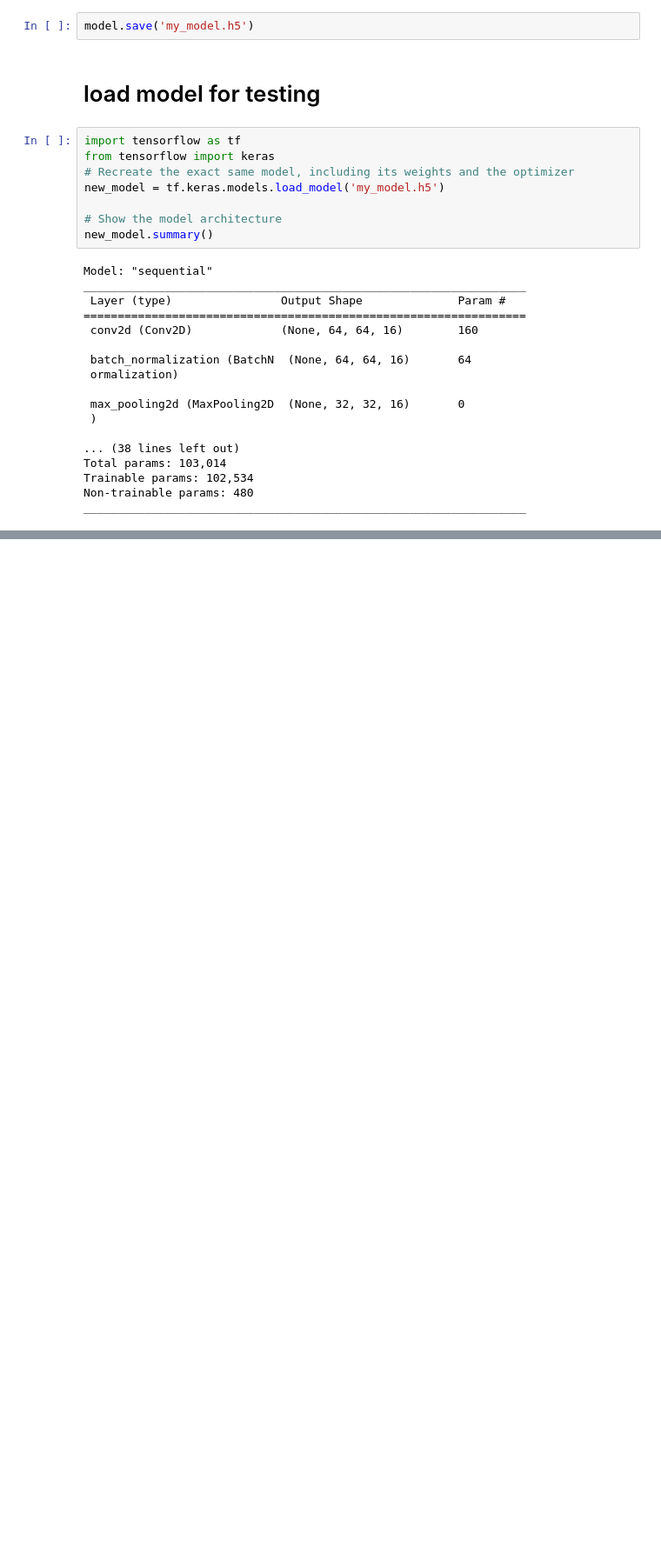
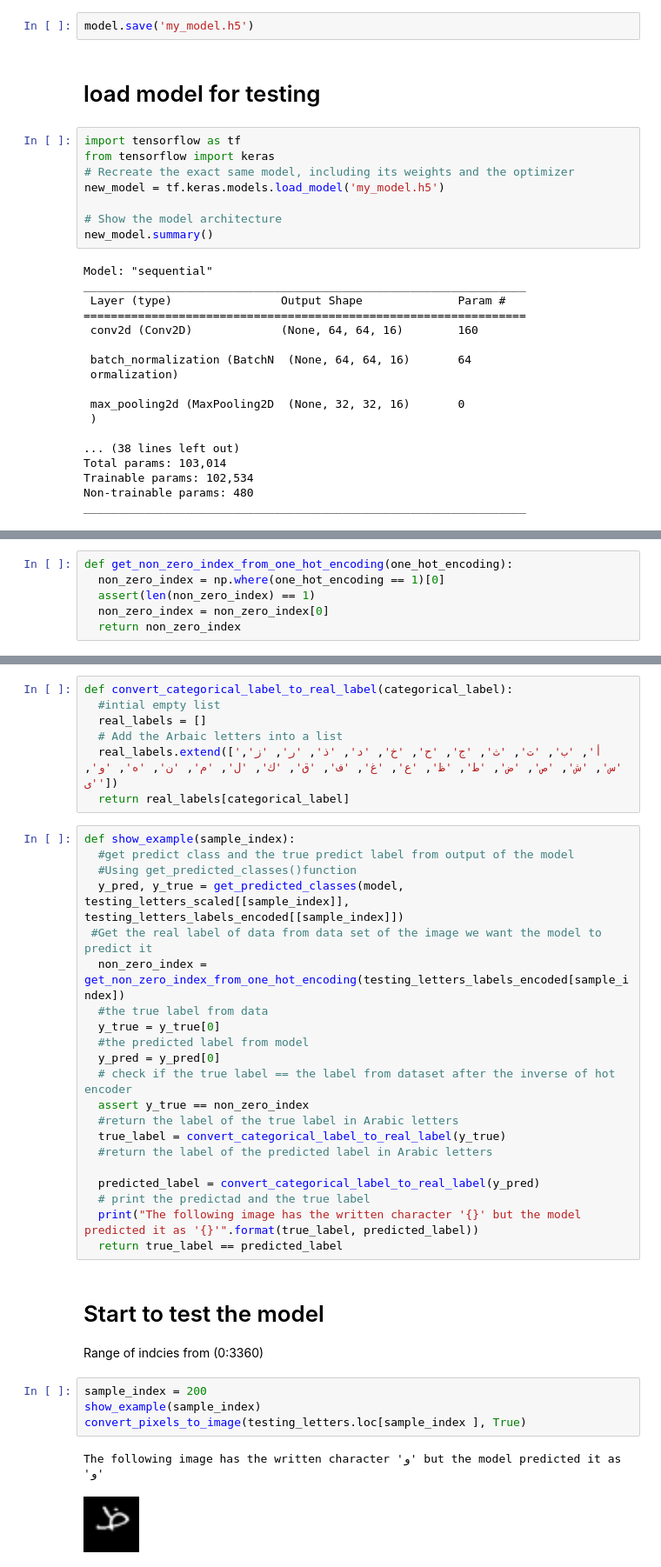
Before and after one commit to paulaehab/Arabic-handwriting-character-recognition, a Jupyter notebook: train_test_notebook.ipynb, the cells around one changed output, grey strips where cells are left out. Shown: that part at 87% size. Cells and saved outputs as stored; diff of their text form; blank space fills up the shorter version.

Commit message:
Building function to test model and tested it

```diff
--- a/train_test_notebook.ipynb
+++ b/train_test_notebook.ipynb
@@ -258,0 +275,6 @@ _________________________________________________________________
+# %%
+def get_non_zero_index_from_one_hot_encoding(one_hot_encoding):
+  non_zero_index = np.where(one_hot_encoding == 1)[0]
+  assert(len(non_zero_index) == 1)
+  non_zero_index = non_zero_index[0]
+  return non_zero_index
@@ -258,0 +283,38 @@ _________________________________________________________________
+# %%
+def convert_categorical_label_to_real_label(categorical_label):
+  #intial empty list
+  real_labels = []
+  # Add the Arbaic letters into a list
+  real_labels.extend(['أ', 'ب', 'ت', 'ث', 'ج', 'ح', 'خ', 'د', 'ذ', 'ر', 'ز', 'س', 'ش', 'ص', 'ض', 'ط', 'ظ', 'ع', 'غ', 'ف', 'ق', 'ك', 'ل', 'م', 'ن', 'ه', 'و', 'ى'])
+  return real_labels[categorical_label]
+# %%
+def show_example(sample_index):
+  #get predict class and the true predict label from output of the model
+  #Using get_predicted_classes()function
+  y_pred, y_true = get_predicted_classes(model, testing_letters_scaled[[sample_index]], testing_letters_labels_encoded[[sample_index]])
+ #Get the real label of data from data set of the image we want the model to predict it
+  non_zero_index = get_non_zero_index_from_one_hot_encoding(testing_letters_labels_encoded[sample_index])
+  #the true label from data
+  y_true = y_true[0]
+  #the predicted label from model
+  y_pred = y_pred[0]
+  # check if the true label == the label from dataset after the inverse of hot encoder
+  assert y_true == non_zero_index
+  #return the label of the true label in Arabic letters
+  true_label = convert_categorical_label_to_real_label(y_true)
+  #return the label of the predicted label in Arabic letters
+
+  predicted_label = convert_categorical_label_to_real_label(y_pred)
+  # print the predictad and the true label
+  print("The following image has the written character '{}' but the model predicted it as '{}'".format(true_label, predicted_label))
+  return true_label == predicted_label
+# %% [markdown]
+# Start to test the model
+Range of indcies from (0:3360)
+# %%
+sample_index = 200
+show_example(sample_index)
+convert_pixels_to_image(testing_letters.loc[sample_index ], True)
+# %% [output]
+The following image has the written character 'و' but the model predicted it as 'و'
+[figure, added]
```
Also changed, not shown: parts of 5 cells of this notebook.
